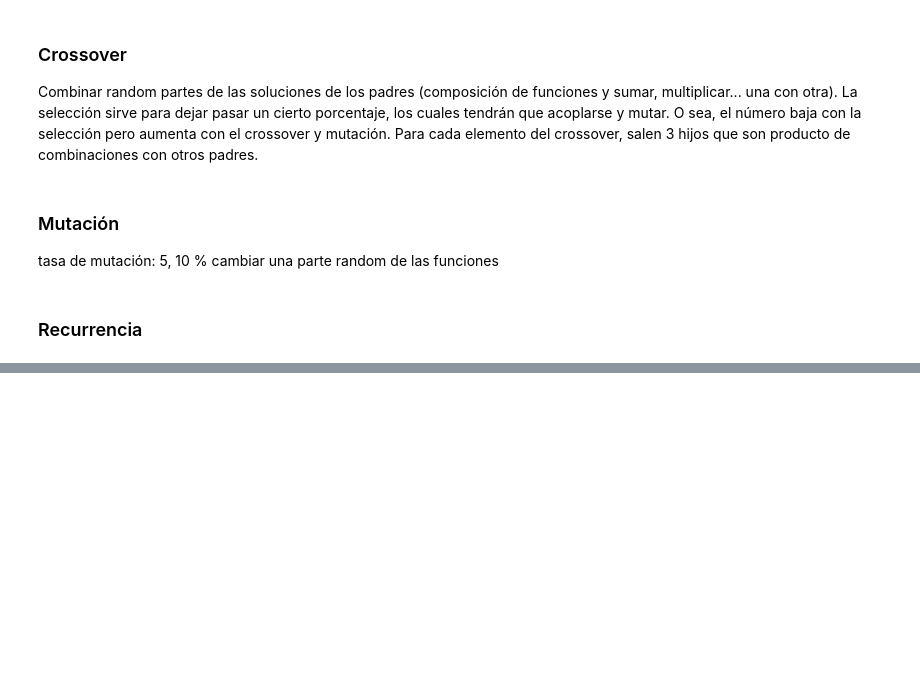
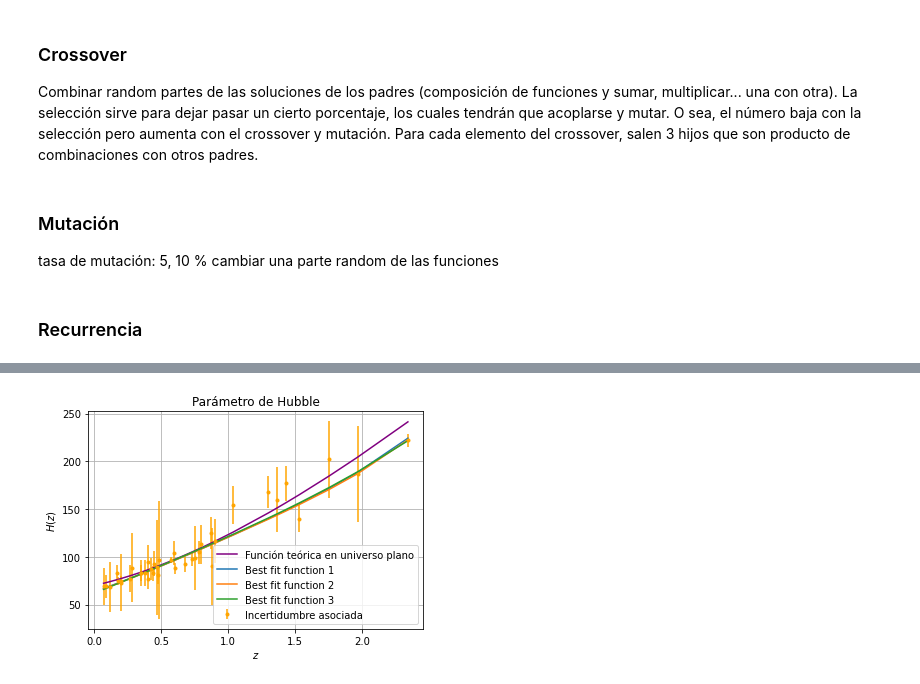
Before and after one commit to AntoCist/Practica_de_verano_2024, a Jupyter notebook: GA.ipynb, the cells around one changed output, grey strips where cells are left out. Cells and saved outputs as stored; diff of their text form; code cells hidden in the pictures; blank space fills up the shorter version.

```diff
--- a/GA.ipynb
+++ b/GA.ipynb
@@ -517,0 +423,25 @@ plt.show()
+# %%
+best_fit = []
+for string in funciones_finales:
+    a= pasar_a_funcion(string)
+    best_fit.append(a)
+
+yerr = desv
+plt.xlabel('$ z $')
+plt.ylabel('$ H(z) $')
+plt.title('Parámetro de Hubble')
+
+omega_0 = 1
+omega_k = 1 - omega_0
+plt.plot(array_z, H_t(array_z), color = 'purple', label='Función teórica en universo plano')
+plt.plot(z, best_fit[0](z), label= 'Best fit function 1')
+plt.plot(z, best_fit[1](z), label= 'Best fit function 2')
+plt.plot(z, best_fit[2](z), label= 'Best fit function 3')
+#plt.plot(z, best_fit[3](z), label= 'Best fit function 4')
+
+plt.errorbar(z, H, yerr=yerr, fmt='.', color = 'orange', label = 'Incertidumbre asociada')
+plt.legend()
+plt.grid(True)
+plt.show()
+# %% [output]
+[figure, added]
```
Also changed, not shown: parts of 10 cells of this notebook.
